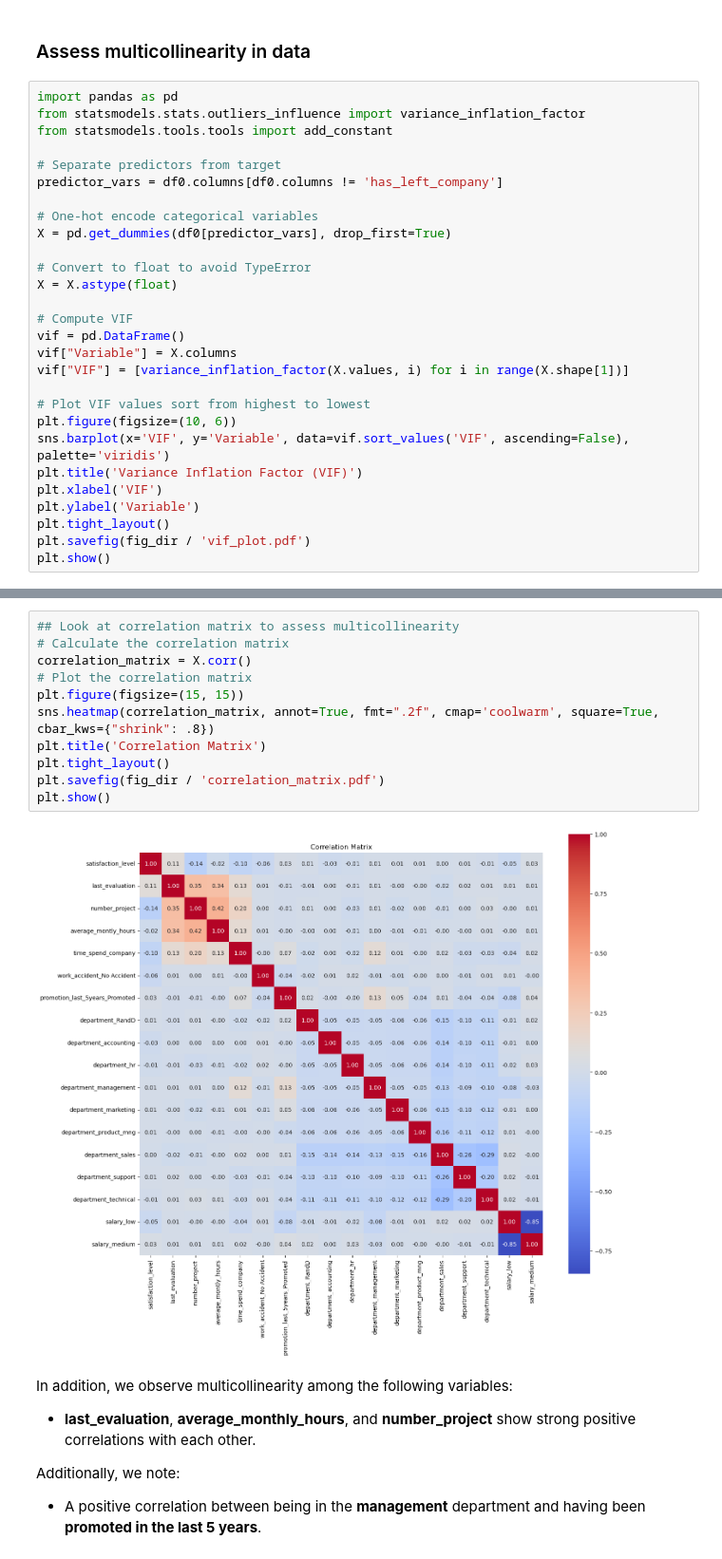
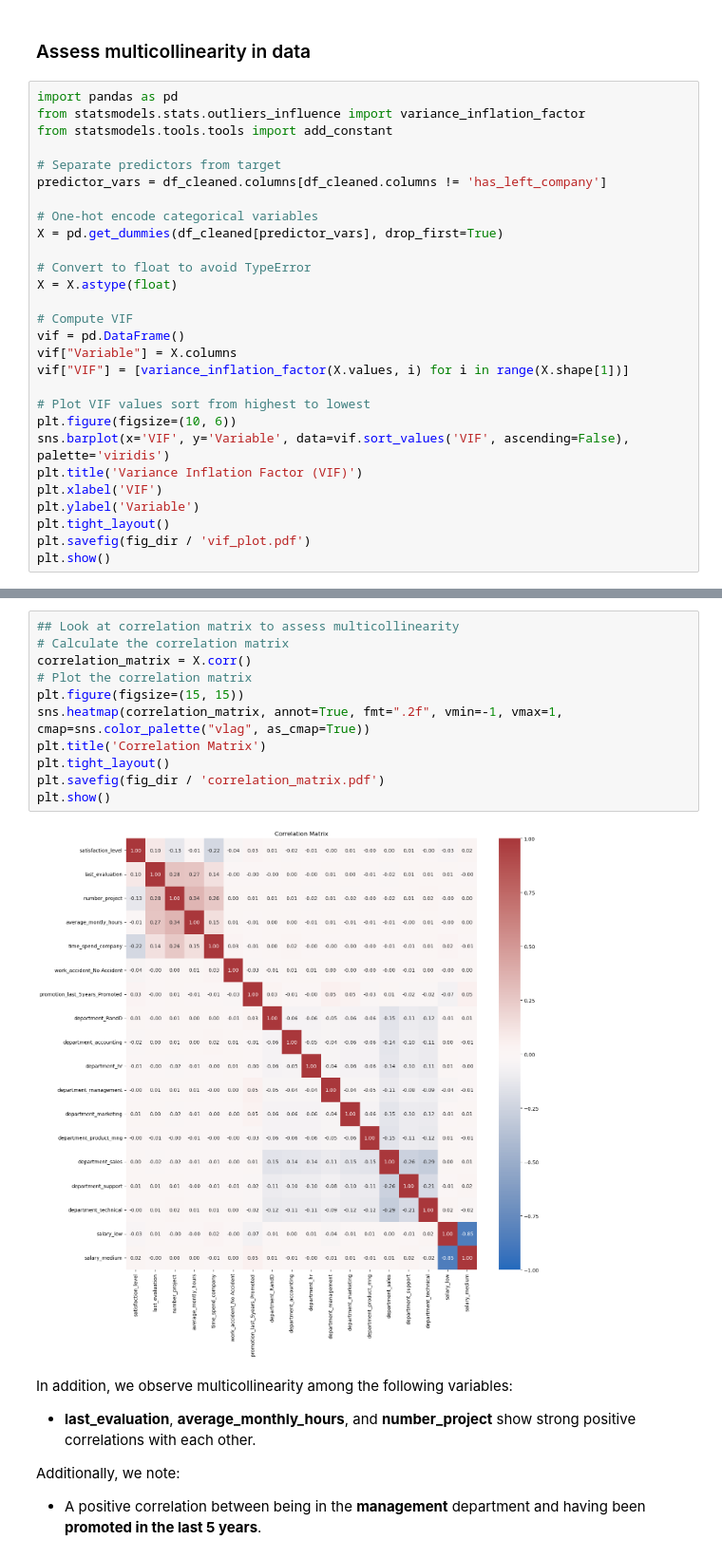
Before and after one commit to lukasadam/Google-Advanced-Data-Analytics-Capstone-Project, a Jupyter notebook: notebooks/2_exploratory_analysis.ipynb, the cells around one changed output, grey strips where cells are left out. Shown at 95% size. Cells and saved outputs as stored; diff of their text form.

```diff
--- a/notebooks/2_exploratory_analysis.ipynb
+++ b/notebooks/2_exploratory_analysis.ipynb
@@ -419,10 +434,10 @@ from statsmodels.stats.outliers_influence import variance_inflation_factor
 from statsmodels.tools.tools import add_constant
 
 # Separate predictors from target
-predictor_vars = df0.columns[df0.columns != 'has_left_company']
+predictor_vars = df_cleaned.columns[df_cleaned.columns != 'has_left_company']
 
 # One-hot encode categorical variables
-X = pd.get_dummies(df0[predictor_vars], drop_first=True)
+X = pd.get_dummies(df_cleaned[predictor_vars], drop_first=True)
 
 # Convert to float to avoid TypeError
 X = X.astype(float)
@@ -449,16 +464,16 @@ Passing `palette` without assigning `hue` is deprecated and will be removed in v
 # %%
 ## Look at correlation matrix to assess multicollinearity
 # Calculate the correlation matrix
 correlation_matrix = X.corr()
 # Plot the correlation matrix
 plt.figure(figsize=(15, 15))
-sns.heatmap(correlation_matrix, annot=True, fmt=".2f", cmap='coolwarm', square=True, cbar_kws={"shrink": .8})
+sns.heatmap(correlation_matrix, annot=True, fmt=".2f", vmin=-1, vmax=1, cmap=sns.color_palette("vlag", as_cmap=True))
 plt.title('Correlation Matrix')
 plt.tight_layout()
 plt.savefig(fig_dir / 'correlation_matrix.pdf')
 plt.show()
 # %% [output]
-[figure, old version]
+[figure, new version]
 # %% [markdown]
 In addition, we observe multicollinearity among the following variables:
 - **last_evaluation**, **average_monthly_hours**, and **number_project** show strong positive correlations with each other.
```
Also changed, not shown: parts of 7 cells of this notebook, 6 other files.
